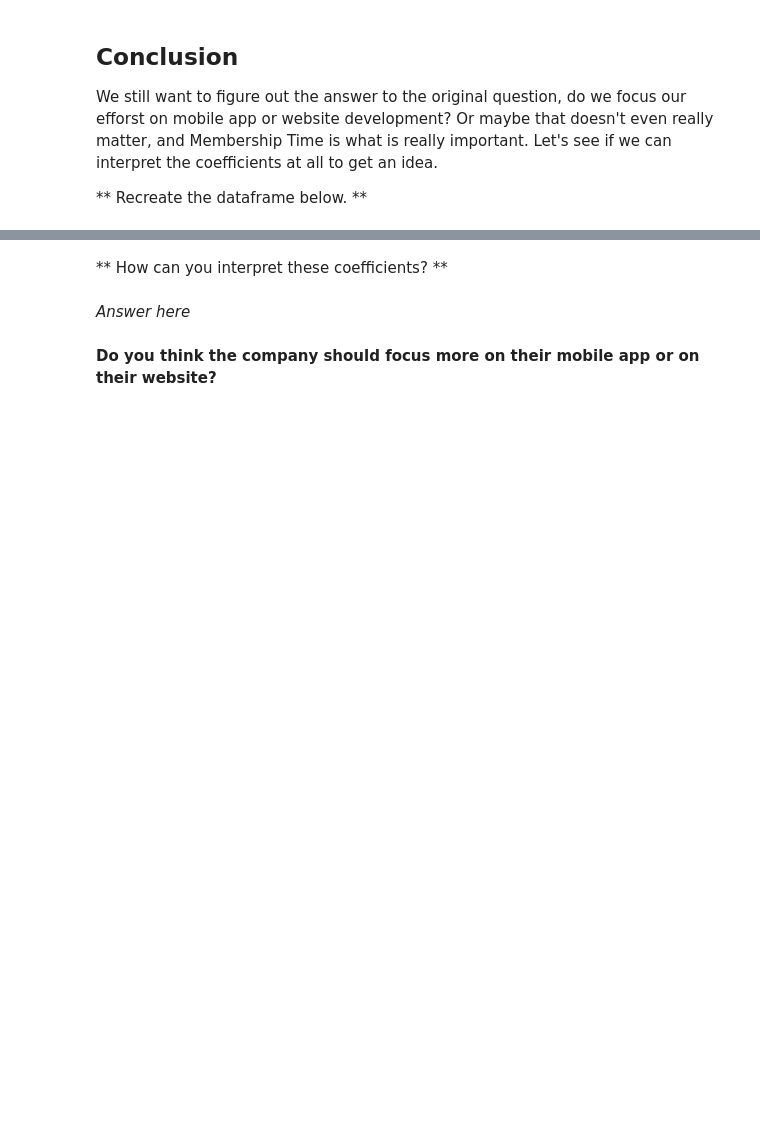
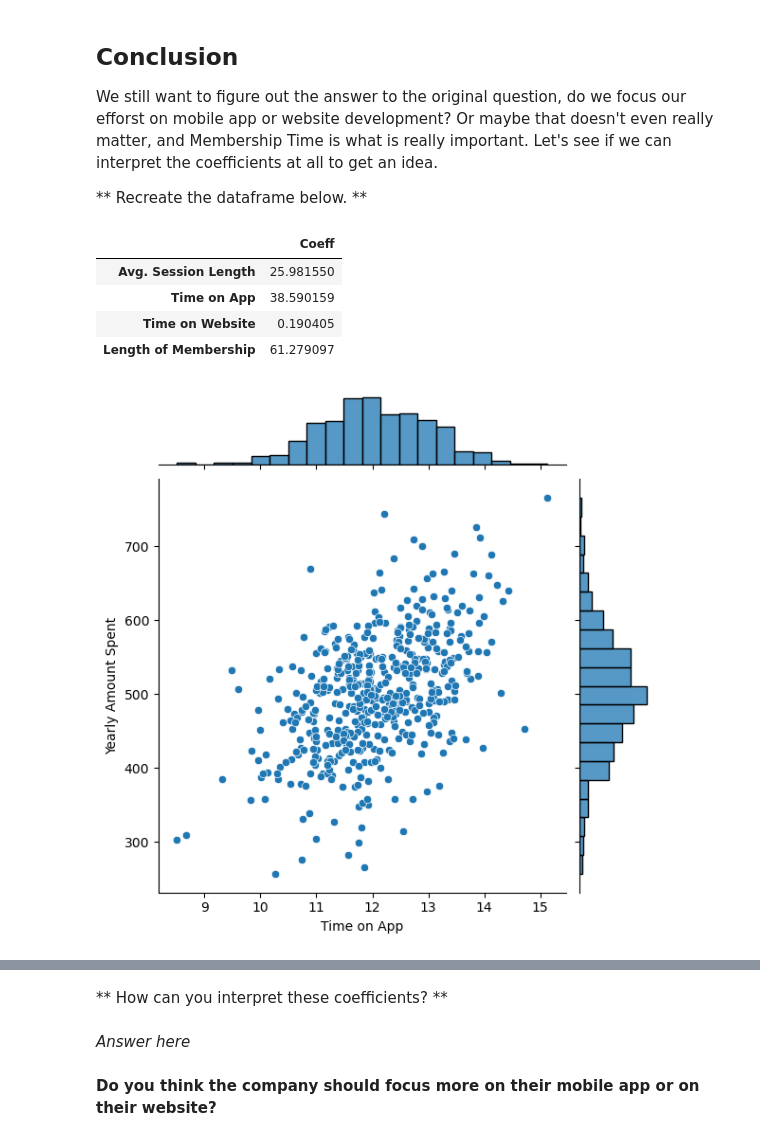
Before and after one commit to matansharon/Data-Science, a Jupyter notebook: ML/11-Linear-Regression/02-Linear Regression Project.ipynb, the cells around one changed output, grey strips where cells are left out. Saved outputs shown, nothing was run; the diff lists cells and outputs as text; code cells hidden in the pictures; blank space fills up the shorter version.

```diff
--- a/ML/11-Linear-Regression/02-Linear Regression Project.ipynb
+++ b/ML/11-Linear-Regression/02-Linear Regression Project.ipynb
@@ -214,3 +220,23 @@ You should have gotten a very good model with a good fit. Let's quickly explore
 We still want to figure out the answer to the original question, do we focus our efforst on mobile app or website development? Or maybe that doesn't even really matter, and Membership Time is what is really important.  Let's see if we can interpret the coefficients at all to get an idea.
 
 ** Recreate the dataframe below. **
+# %%
+#  Do you think the company should focus more on their mobile app or on their website?
+#  The company should focus more on their mobile app as it is more profitable than the website.
+
+#  Explore the data for the website and the app to see if you can find any other trends
+sns.jointplot(x='Time on App',y='Yearly Amount Spent',data=customers)
+
+sns.jointplot(x='Time on Website',y='Yearly Amount Spent',data=customers)
+
+
+#  Recreate the dataframe below
+cdf = pd.DataFrame(lm.coef_,X.columns,columns=['Coeff'])
+cdf
+# %% [output]
+|  | Coeff |
+| Avg. Session Length | 25.981550 |
+| Time on App | 38.590159 |
+| Time on Website | 0.190405 |
+| Length of Membership | 61.279097 |
+[figure, added]
```
Also changed, not shown: parts of 2 cells of this notebook.
